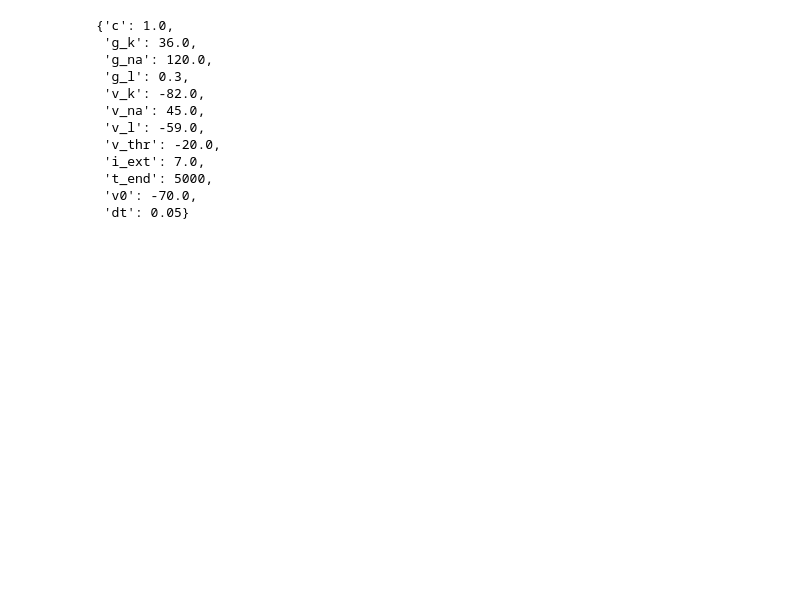
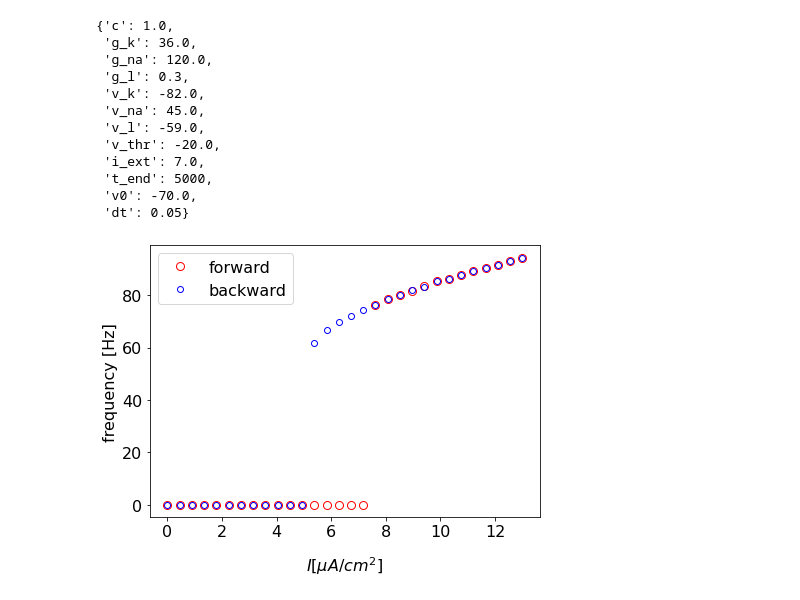
Before and after one commit to Ziaeemehr/mndynamics, a Jupyter notebook: mndynamics/examples/Chap_17.ipynb, the cells around one changed output. Cells and saved outputs as stored; diff of their text form; code cells hidden in the pictures; blank space fills up the shorter version.

```diff
--- a/mndynamics/examples/Chap_17.ipynb
+++ b/mndynamics/examples/Chap_17.ipynb
@@ -309,3 +309,7 @@ HH reduced (2D) F-I curve
 # %%
 vec_i_ext = np.linspace(0, 13.0, 30)
 data = obj.simulate_F_I(vec_i_ext, directions='both')
+# %%
+obj.plot_F_I(data);
+# %% [output]
+[figure, added]
```
